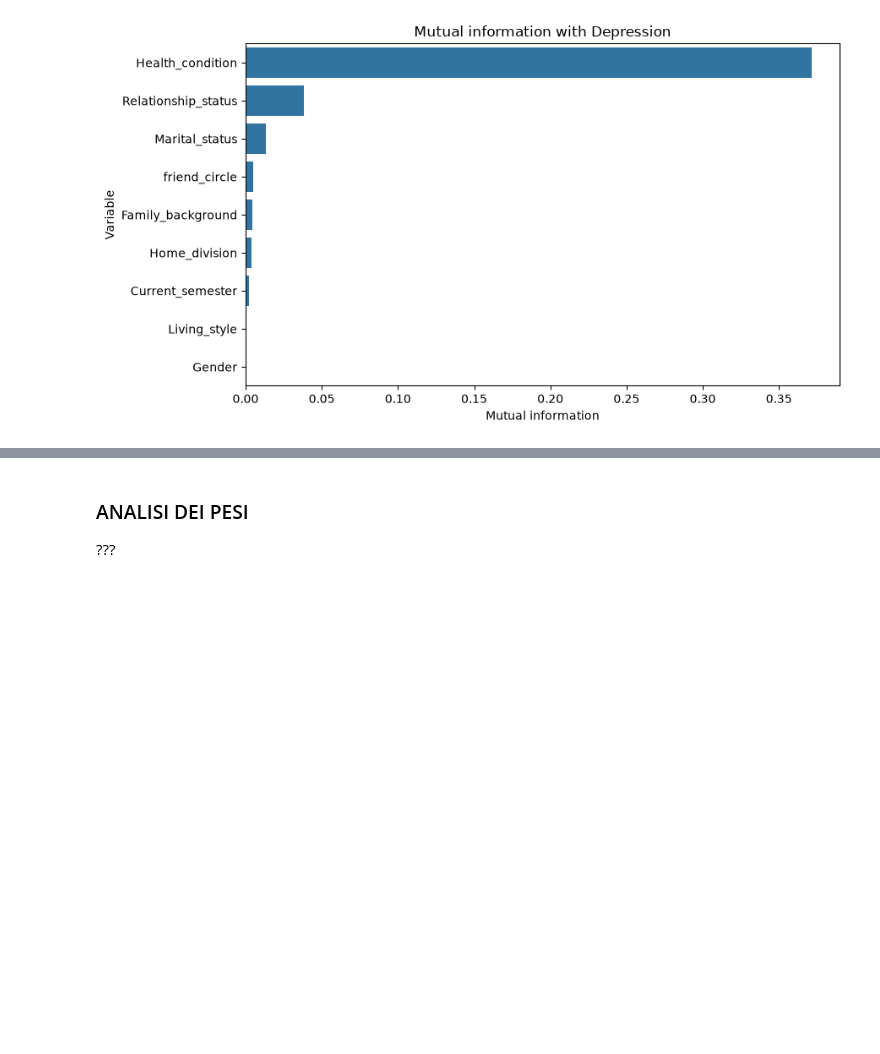
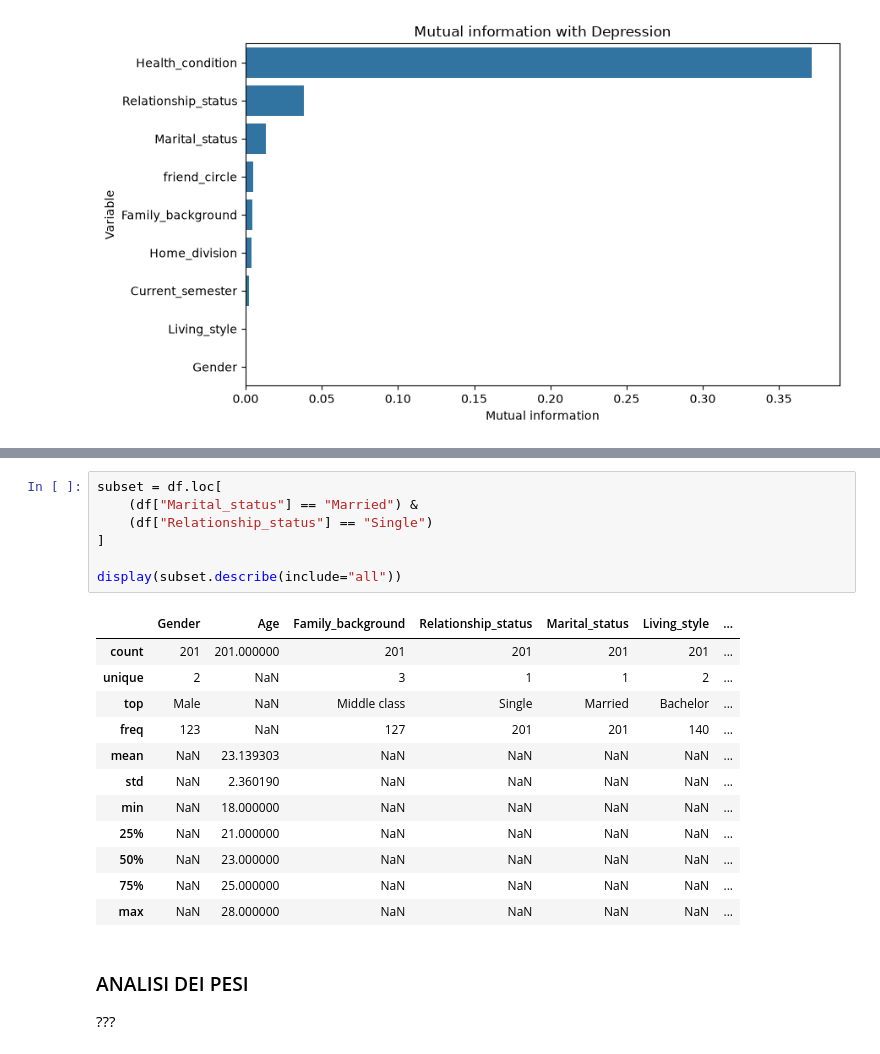
Before and after one commit to DinuIustinAdrian/final_project_data_science, a Jupyter notebook: Student_depression.ipynb, the cells around one changed output, grey strips where cells are left out. Drawn from its saved outputs; the diff is of its cells as text; blank space fills up the shorter version.

```diff
--- a/Student_depression.ipynb
+++ b/Student_depression.ipynb
@@ -799,3 +1123,23 @@ plt.show()
+# %%
+subset = df.loc[
+    (df["Marital_status"] == "Married") &
+    (df["Relationship_status"] == "Single")
+]
+
+display(subset.describe(include="all"))
+# %% [output]
+|  | Gender | Age | Family_background | Relationship_status | Marital_status | Living_style | ... |
+| count | 201 | 201.000000 | 201 | 201 | 201 | 201 | ... |
+| unique | 2 | NaN | 3 | 1 | 1 | 2 | ... |
+| top | Male | NaN | Middle class | Single | Married | Bachelor | ... |
+| freq | 123 | NaN | 127 | 201 | 201 | 140 | ... |
+| mean | NaN | 23.139303 | NaN | NaN | NaN | NaN | ... |
+| std | NaN | 2.360190 | NaN | NaN | NaN | NaN | ... |
+| min | NaN | 18.000000 | NaN | NaN | NaN | NaN | ... |
+| 25% | NaN | 21.000000 | NaN | NaN | NaN | NaN | ... |
+| 50% | NaN | 23.000000 | NaN | NaN | NaN | NaN | ... |
+| 75% | NaN | 25.000000 | NaN | NaN | NaN | NaN | ... |
+| max | NaN | 28.000000 | NaN | NaN | NaN | NaN | ... |
 # %% [markdown]
 ### ANALISI DEI PESI
 ???
```
Also changed, not shown: parts of 6 cells of this notebook, 2 other files.
